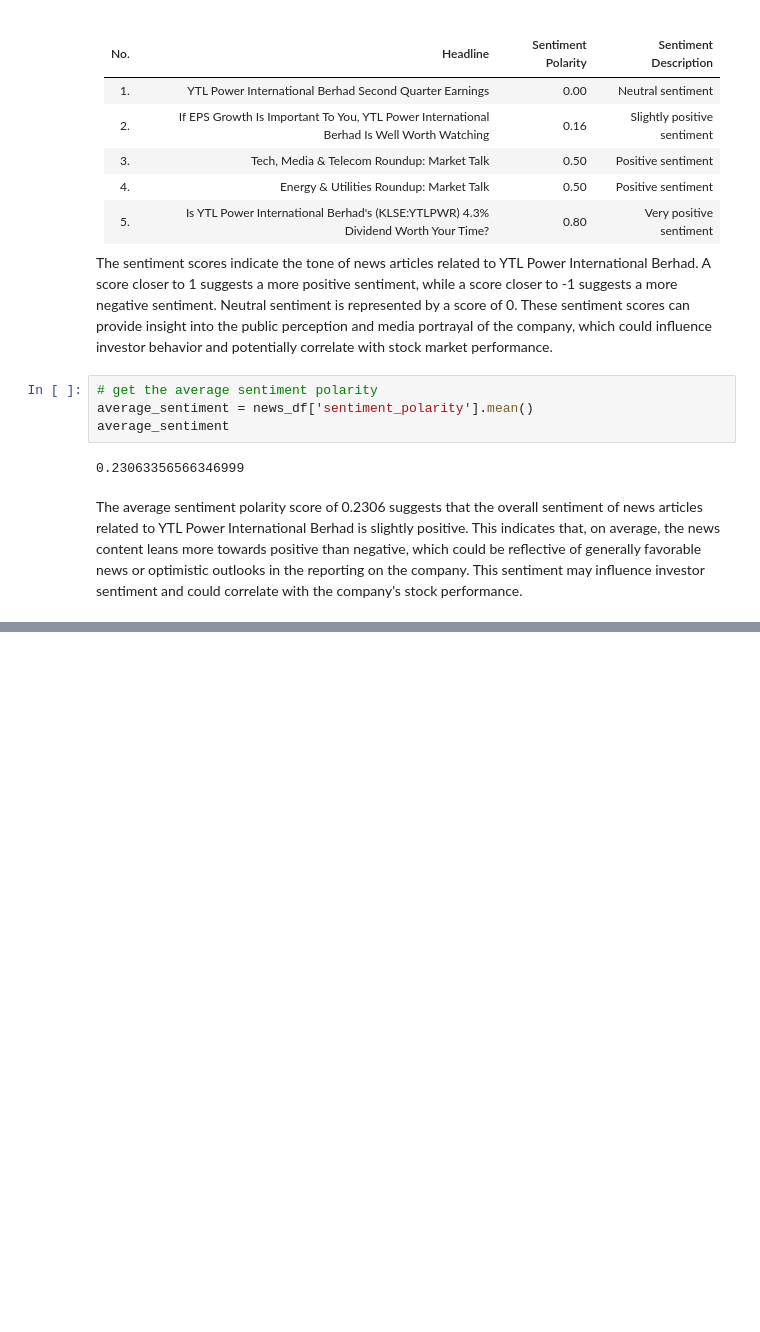
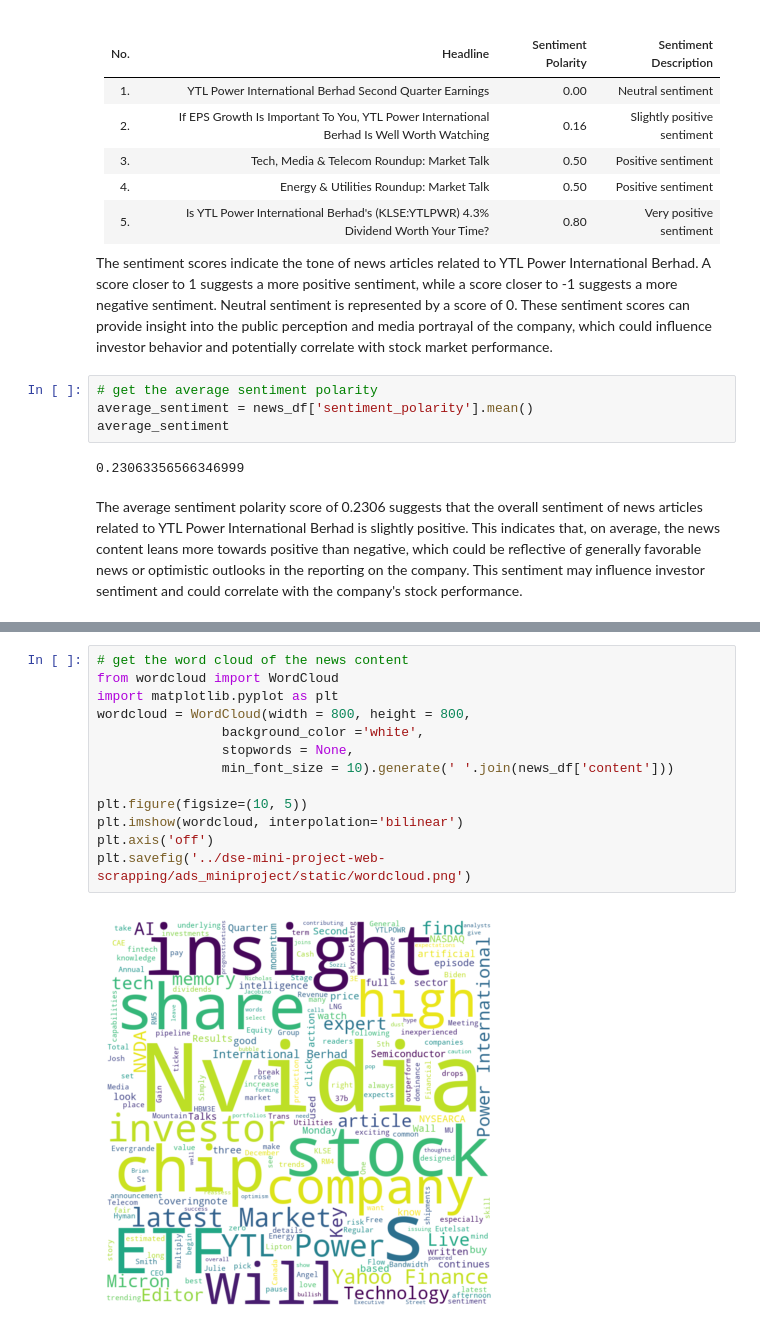
Before and after one commit to tecnatjy/dse-mini-project-web-scrapping, a Jupyter notebook: news_scraping.ipynb, the cells around one changed output, grey strips where cells are left out. Saved outputs shown, nothing was run; the diff lists cells and outputs as text; blank space fills up the shorter version.

```diff
--- a/news_scraping.ipynb
+++ b/news_scraping.ipynb
@@ -241,0 +252,15 @@ The average sentiment polarity score of 0.2306 suggests that the overall sentime
+# %%
+# get the word cloud of the news content
+from wordcloud import WordCloud
+import matplotlib.pyplot as plt
+wordcloud = WordCloud(width = 800, height = 800,
+                background_color ='white',
+                stopwords = None,
+                min_font_size = 10).generate(' '.join(news_df['content']))
+
+plt.figure(figsize=(10, 5))
+plt.imshow(wordcloud, interpolation='bilinear')
+plt.axis('off')
+plt.savefig('../dse-mini-project-web-scrapping/ads_miniproject/static/wordcloud.png')
+# %% [output]
+[figure, added]
```
Also changed, not shown: parts of 1 cell of this notebook, 6 other files.
